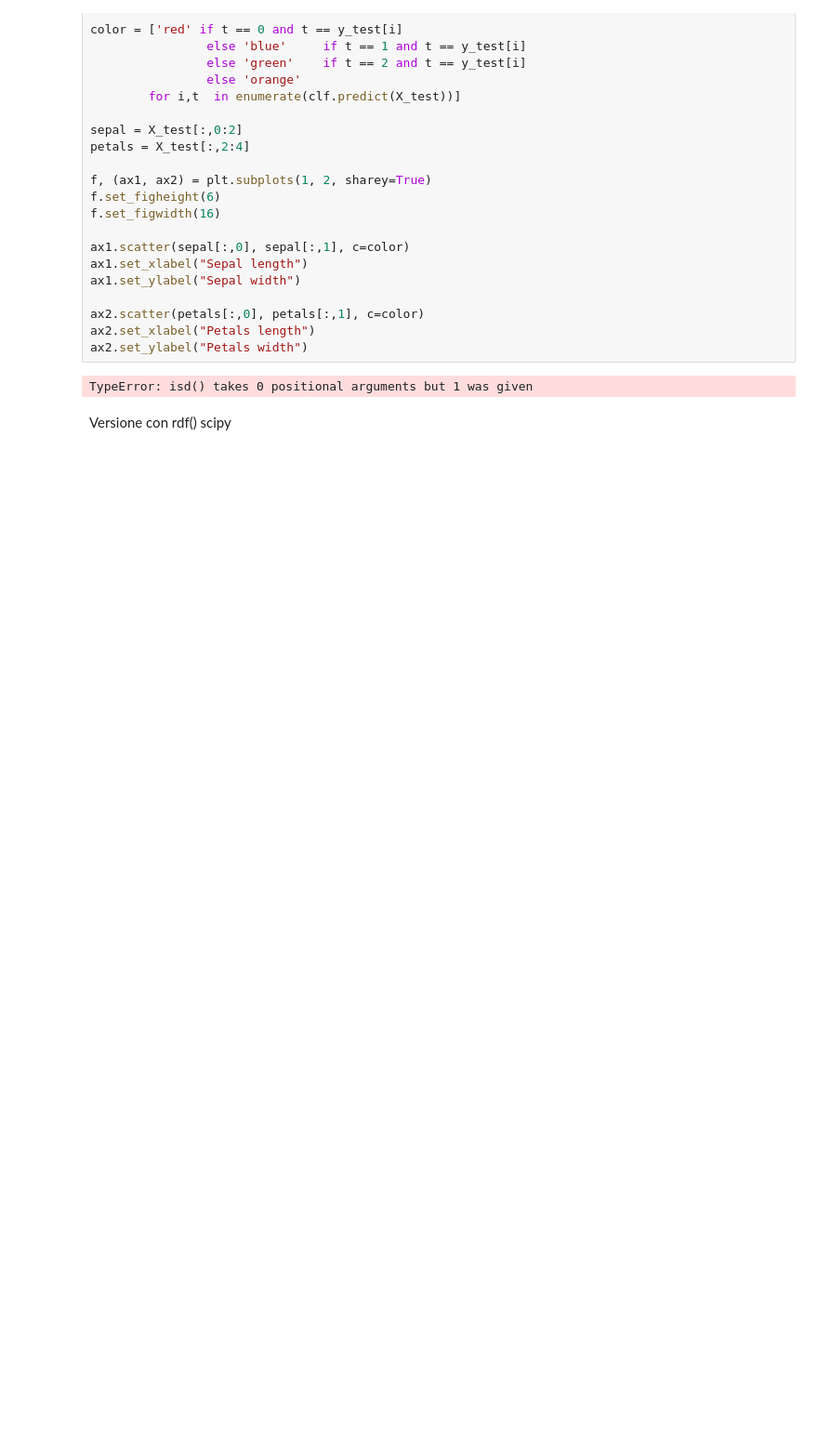
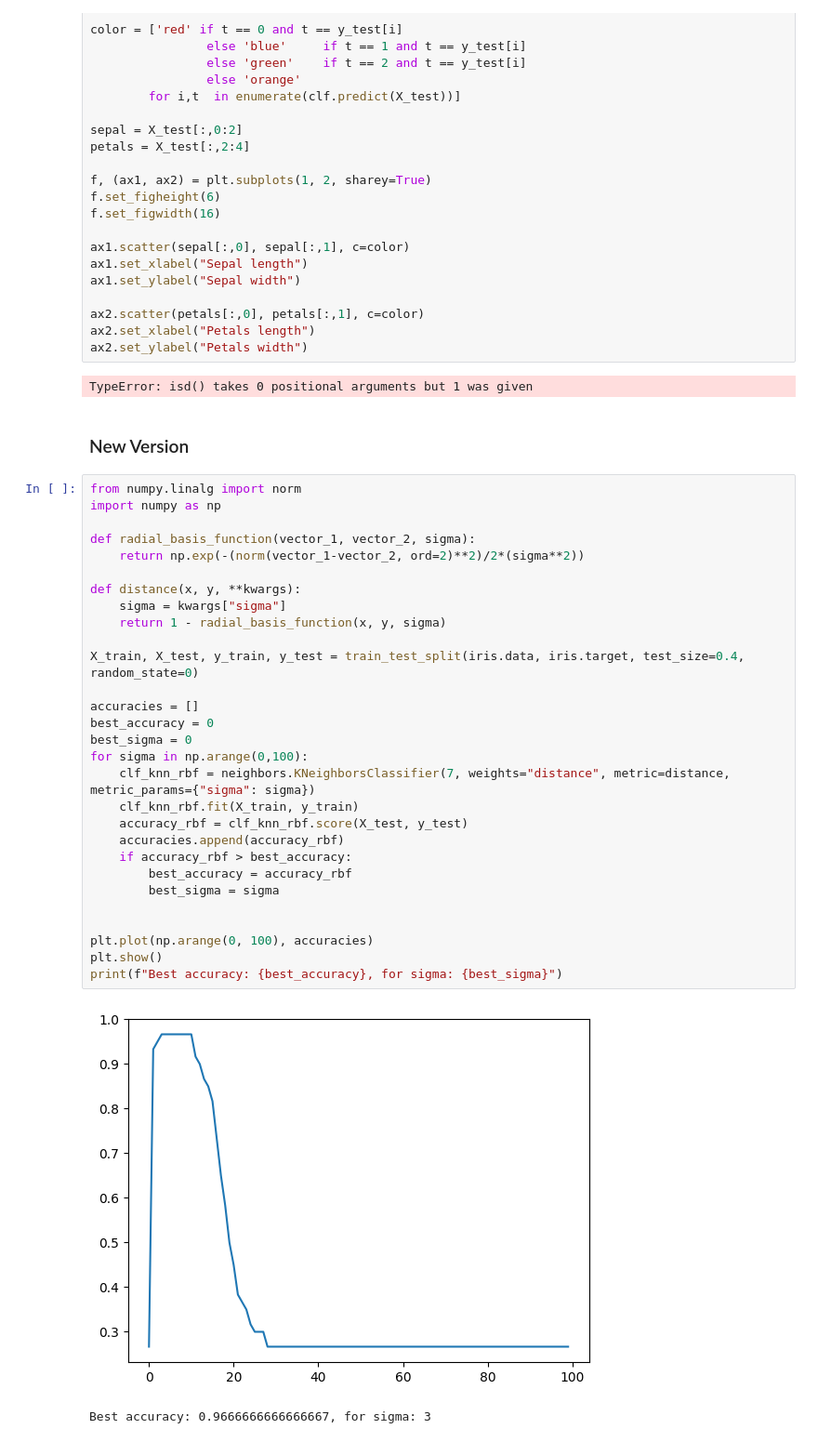
Before and after one commit to PaoloBonicco7/ml-uniTo-21-22, a Jupyter notebook: Meo/2_knn/my_classification_iris_knn.ipynb, the cells around one changed output. Shown at 93% size. Drawn from its saved outputs; the diff is of its cells as text; blank space fills up the shorter version.

```diff
--- a/Meo/2_knn/my_classification_iris_knn.ipynb
+++ b/Meo/2_knn/my_classification_iris_knn.ipynb
@@ -639,5 +641,37 @@ ax2.set_xlabel("Petals length")
 ax2.set_ylabel("Petals width")
 # %% [output]
 TypeError: isd() takes 0 positional arguments but 1 was given
-# %% [markdown]
-Versione con rdf() scipy
+# %% [markdown]
+### New Version
+# %%
+from numpy.linalg import norm
+import numpy as np
+
+def radial_basis_function(vector_1, vector_2, sigma):
+	return np.exp(-(norm(vector_1-vector_2, ord=2)**2)/2*(sigma**2))
+
+def distance(x, y, **kwargs):
+	sigma = kwargs["sigma"]
+	return 1 - radial_basis_function(x, y, sigma)
+
+X_train, X_test, y_train, y_test = train_test_split(iris.data, iris.target, test_size=0.4, random_state=0)
+
+accuracies = []
+best_accuracy = 0
+best_sigma = 0
+for sigma in np.arange(0,100):
+	clf_knn_rbf = neighbors.KNeighborsClassifier(7, weights="distance", metric=distance, metric_params={"sigma": sigma})
+	clf_knn_rbf.fit(X_train, y_train)
+	accuracy_rbf = clf_knn_rbf.score(X_test, y_test)
+	accuracies.append(accuracy_rbf)
+	if accuracy_rbf > best_accuracy:
+		best_accuracy = accuracy_rbf
+		best_sigma = sigma
+
+
+plt.plot(np.arange(0, 100), accuracies)
+plt.show()
+print(f"Best accuracy: {best_accuracy}, for sigma: {best_sigma}")
+# %% [output]
+[figure, added]
+Best accuracy: 0.9666666666666667, for sigma: 3
```
Also changed, not shown: parts of 1 cell of this notebook, 4 other files.
